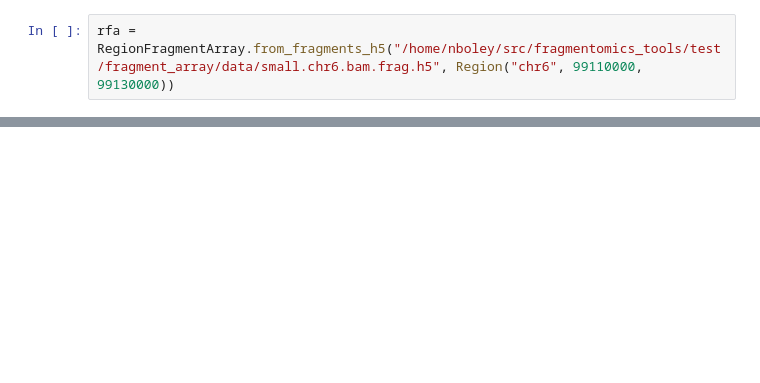
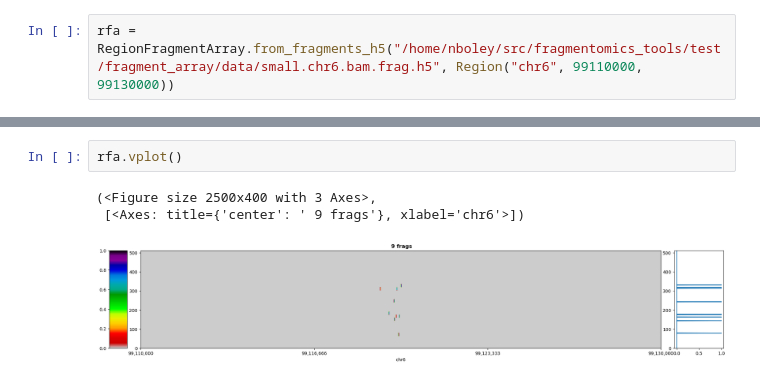
Before and after one commit to nboley/fragmentomics_tools, a Jupyter notebook: notebooks/Untitled.ipynb, the cells around one changed output, grey strips where cells are left out. Cells and saved outputs as stored; diff of their text form; blank space fills up the shorter version.

```diff
--- a/notebooks/Untitled.ipynb
+++ b/notebooks/Untitled.ipynb
@@ -23,0 +31,6 @@ rfa.plot()
+# %%
+rfa.vplot()
+# %% [output]
+(<Figure size 2500x400 with 3 Axes>,
+ [<Axes: title={'center': ' 9 frags'}, xlabel='chr6'>])
+[figure, added]
```
Also changed, not shown: parts of 2 cells of this notebook, 4 other files.
